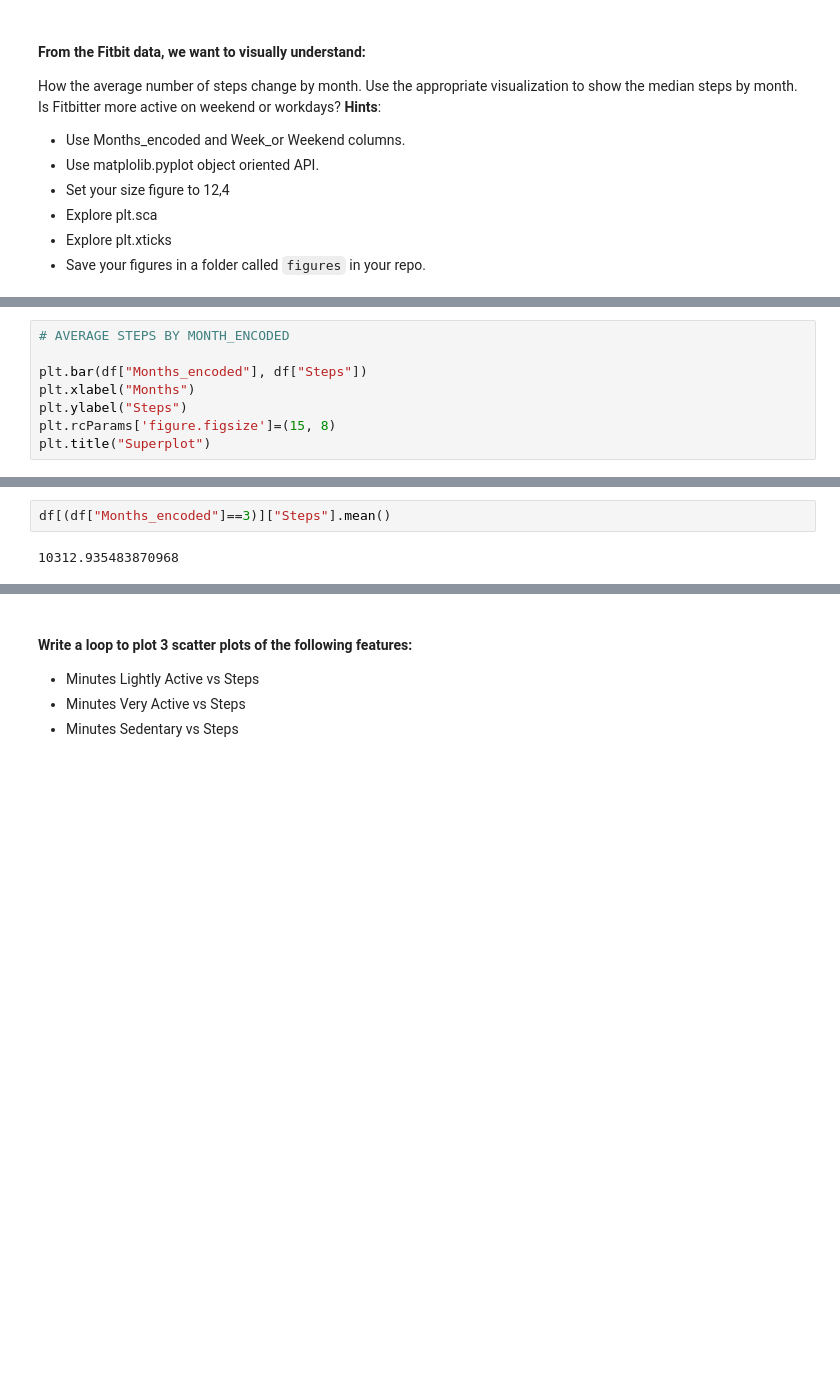
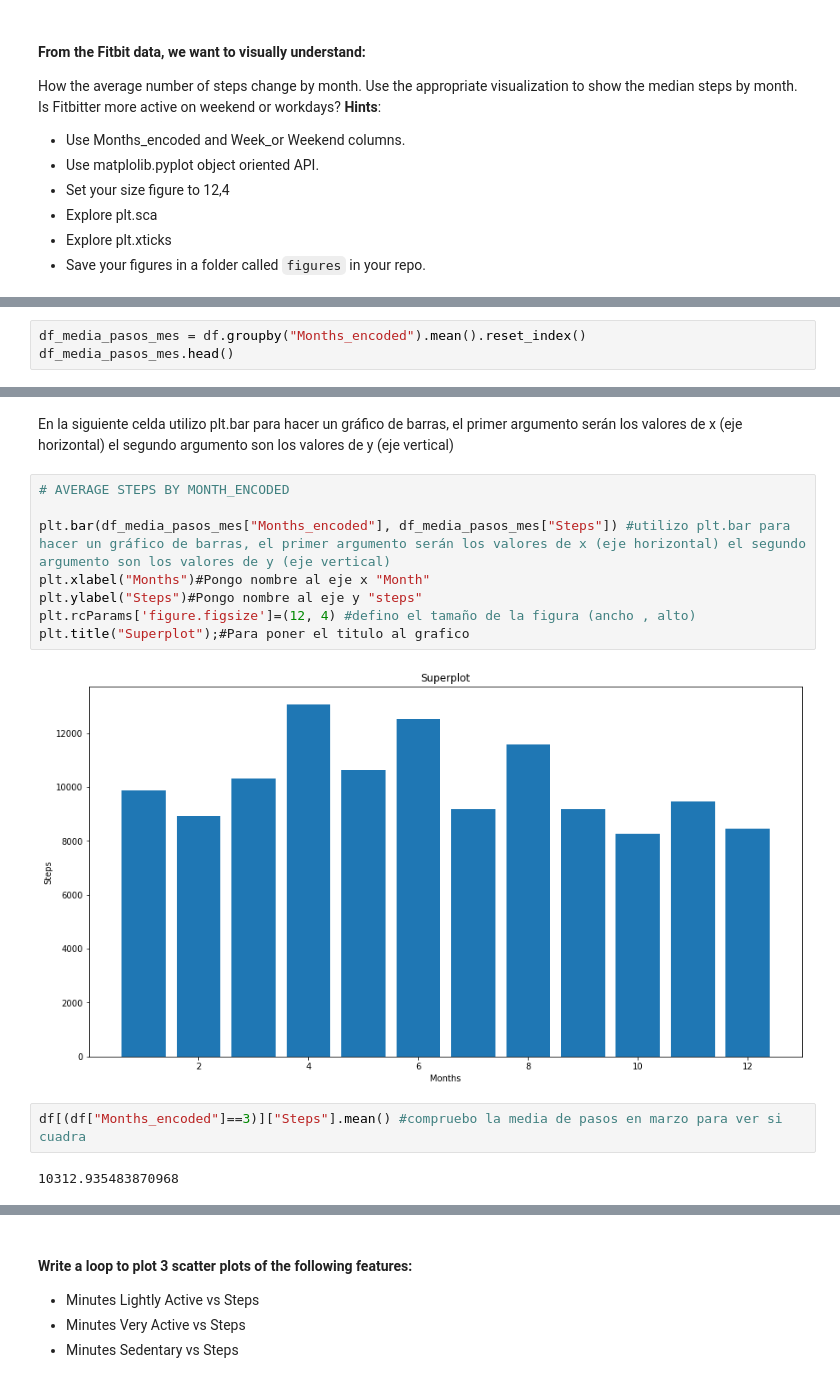
Before and after one commit to Ironhack-Data-Madrid-Marzo-2022/5.2-lab-matplotlib-seaborn, a Jupyter notebook: your-code/main.ipynb, the cells around one changed output, grey strips where cells are left out. Drawn from its saved outputs; the diff is of its cells as text; blank space fills up the shorter version.

```diff
--- a/your-code/main.ipynb
+++ b/your-code/main.ipynb
@@ -79,8 +63,0 @@ Name: Months_encoded, Length: 367, dtype: int64
-# %%
-# AVERAGE STEPS BY MONTH_ENCODED
-
-plt.bar(df["Months_encoded"], df["Steps"])
-plt.xlabel("Months")
-plt.ylabel("Steps")
-plt.rcParams['figure.figsize']=(15, 8)
-plt.title("Superplot")
@@ -98,0 +64,3 @@ df[(df["Months_encoded"]==3)][["Months_encoded", "Steps"]].head()
+# %%
+df_media_pasos_mes = df.groupby("Months_encoded").mean().reset_index()
+df_media_pasos_mes.head()
@@ -99,5 +75,17 @@ df[(df["Months_encoded"]==3)][["Months_encoded", "Steps"]].head()
+# %% [markdown]
+En la siguiente celda utilizo plt.bar para hacer un gráfico de barras, el primer argumento serán los valores de x (eje horizontal) el segundo argumento son los valores de y (eje vertical)
+# %%
+# AVERAGE STEPS BY MONTH_ENCODED
+
+plt.bar(df_media_pasos_mes["Months_encoded"], df_media_pasos_mes["Steps"]) #utilizo plt.bar para hacer un gráfico de barras, el primer argumento serán los valores de x (eje horizontal) el segundo argumento son los valores de y (eje vertical)
+plt.xlabel("Months")#Pongo nombre al eje x "Month"
+plt.ylabel("Steps")#Pongo nombre al eje y "steps"
+plt.rcParams['figure.figsize']=(12, 4) #defino el tamaño de la figura (ancho , alto)
+plt.title("Superplot");#Para poner el titulo al grafico
+# %% [output]
+[figure, added]
 # %%
-df[(df["Months_encoded"]==3)]["Steps"].mean()
+df[(df["Months_encoded"]==3)]["Steps"].mean() #compruebo la media de pasos en marzo para ver si cuadra
 # %% [output]
 10312.935483870968
 # %%
```
Also changed, not shown: parts of 10 cells of this notebook.
